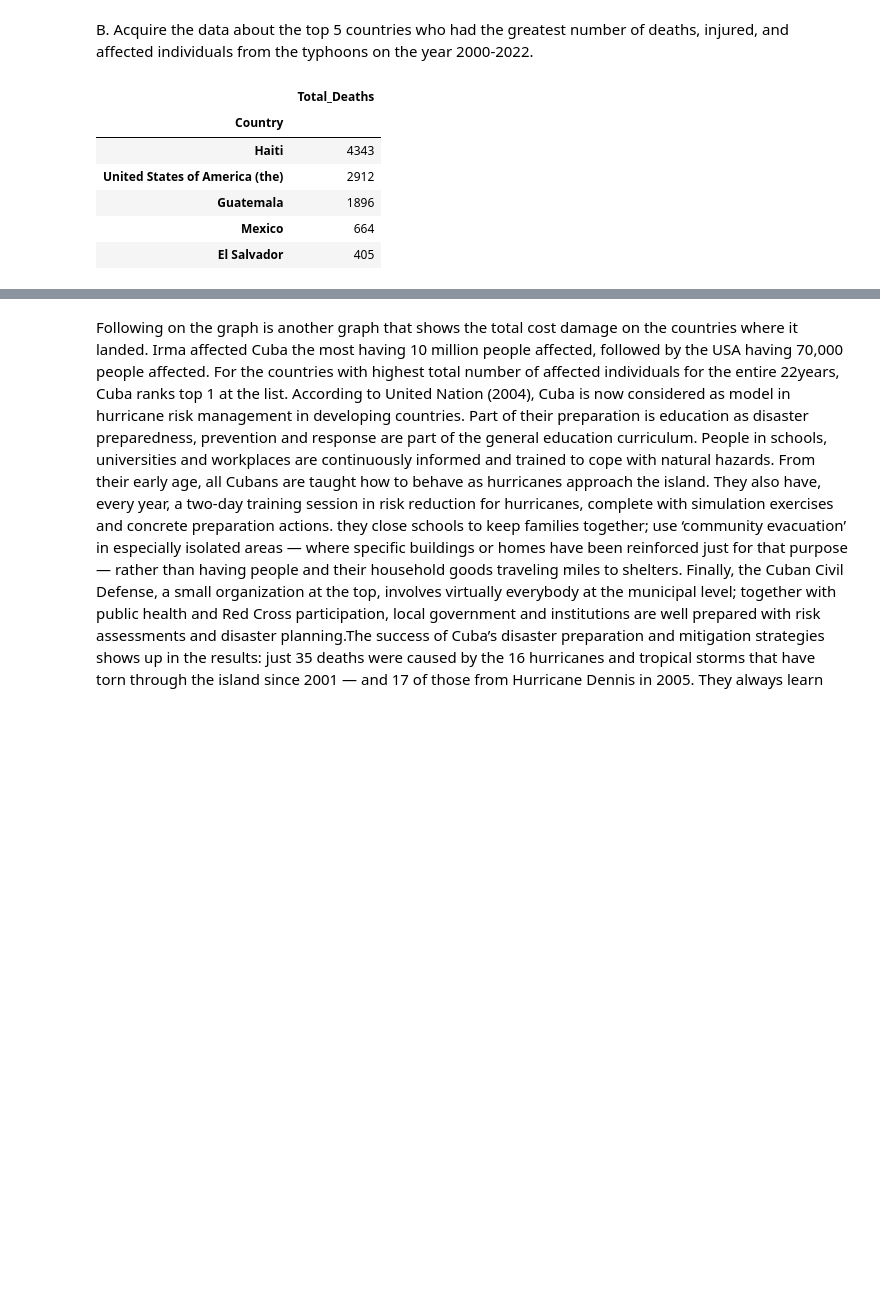
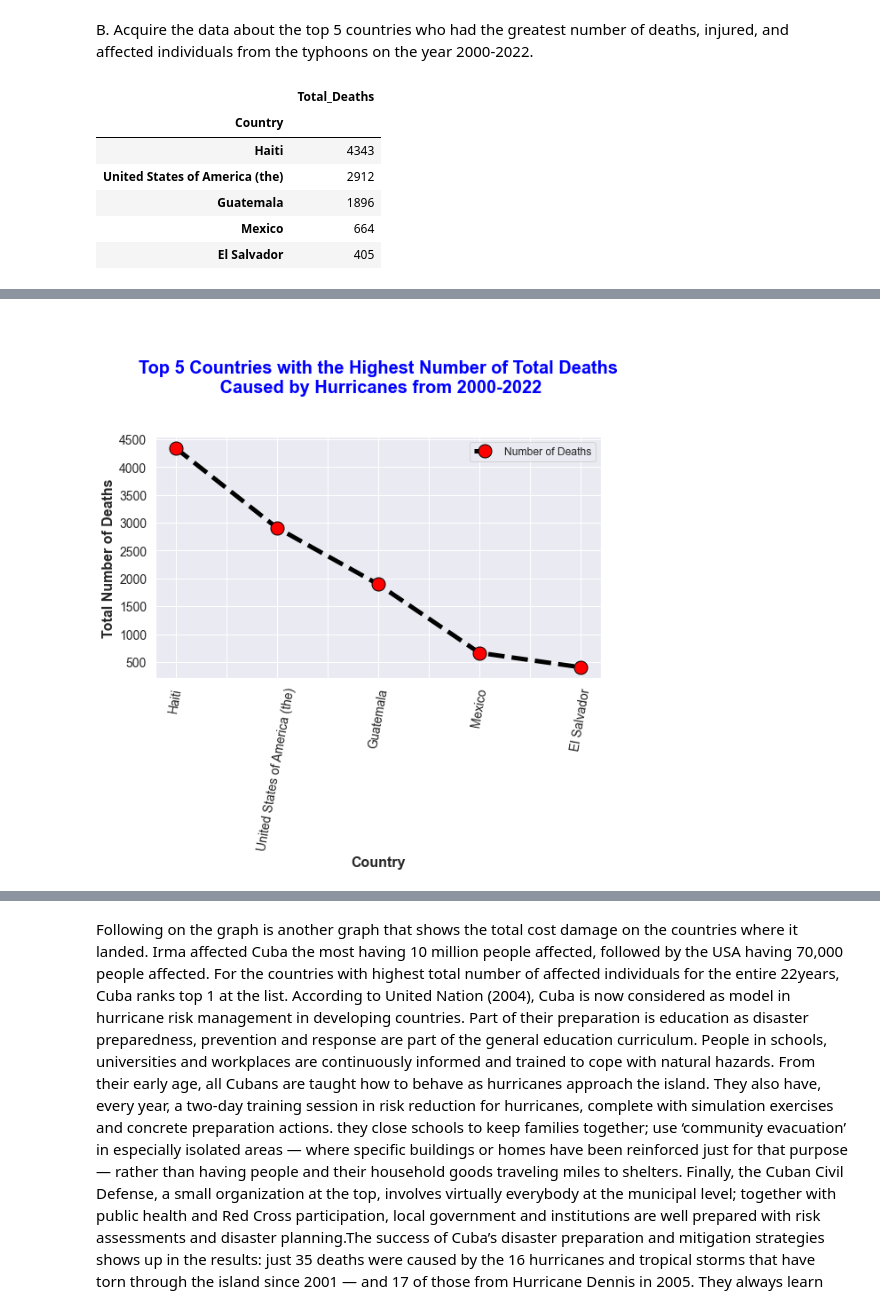
Before and after one commit to GEA960/ITBA-3207_TeamTyphoonAnalysts, a Jupyter notebook: Data Sets Coding Analysis/Data Analysis and Coding for Both Data Sets.ipynb, the cells around one changed output, grey strips where cells are left out. Saved outputs shown, nothing was run; the diff lists cells and outputs as text; code cells hidden in the pictures; blank space fills up the shorter version.

```diff
--- a/Data Sets Coding Analysis/Data Analysis and Coding for Both Data Sets.ipynb
+++ b/Data Sets Coding Analysis/Data Analysis and Coding for Both Data Sets.ipynb
@@ -780,6 +806,16 @@ mean = new_df['Total_Deaths'].mean()
 
 print("Standard Deviation of Total Deaths Columns is:", std)
 print("Mean of Total Deaths Columns is:", mean)
+
+result.plot(kind="line", ls="--", color="black",linewidth=5, marker="o",ms=15, markerfacecolor="red", figsize=(9,5))
+plt.title("\n\nTop 5 Countries with the Highest Number of Total Deaths\n Caused by Hurricanes from 2000-2022\n\n",
+         fontsize=20, loc="center", fontweight="bold", c="blue")
+plt.xticks(rotation="80", fontsize=14)
+plt.yticks(fontsize=14)
+plt.xlabel("Country", fontsize=16, fontweight="bold")
+plt.ylabel("Total Number of Deaths", fontsize=16, fontweight="bold")
+plt.legend(["Number of Deaths"])
+plt.show()
 # %% [output]
 |  | Total_Deaths |
 | Country |  |
@@ -792,4 +828,5 @@ Standard Deviation of Total Deaths Columns is: 190.1603551272867
 Mean of Total Deaths Columns is: 31.10362694300518
+[figure, added]
 # %%
 #Acquiring the top 5 countries with the highest number of total injured individuals caused by typhoons from 2000-2022 using groupby and sum function of pandas
 
```
Also changed, not shown: parts of 5 cells of this notebook.
